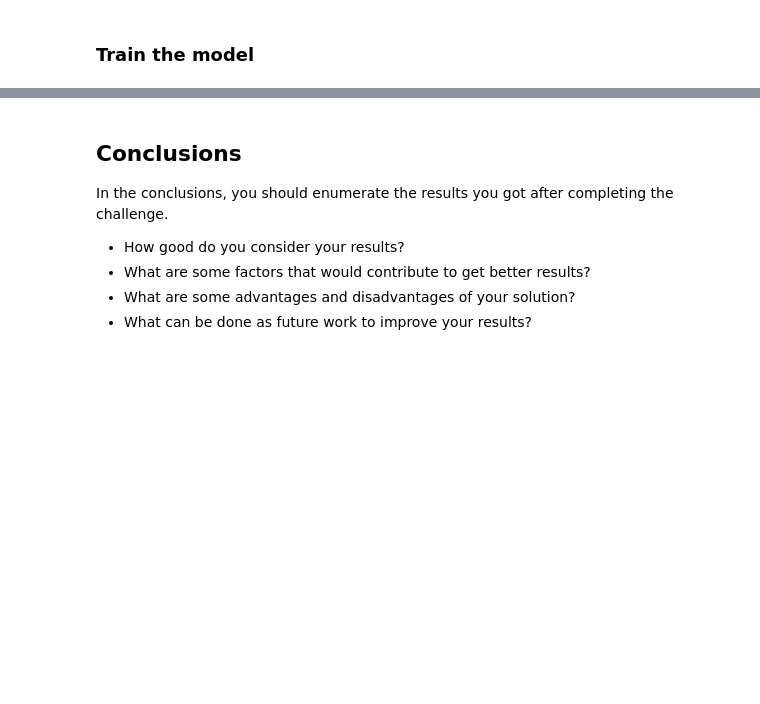
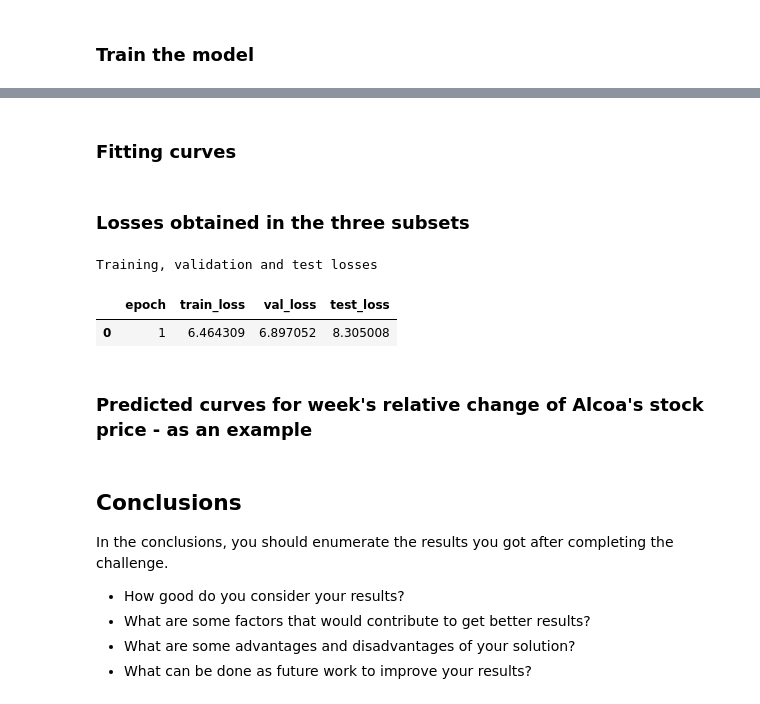
Before and after one commit to eliocpereira95/DSU-Recruitment-Challenges, a Jupyter notebook: submission.ipynb, the cells around one changed output, grey strips where cells are left out. Drawn from its saved outputs; the diff is of its cells as text; code cells hidden in the pictures; blank space fills up the shorter version.

```diff
--- a/submission.ipynb
+++ b/submission.ipynb
@@ -880,16 +893,16 @@ checkpoint = tf.keras.callbacks.ModelCheckpoint(
 # %%
 fit_history = model.fit(
     # Training data
-    np.array([np.array(data_train["x"].to_list())]),
-    np.array([np.array(data_train["y"].to_list())]),
+    x_train,
+    y_train,
     # Validation data
     validation_data=(
-        np.array([np.array(data_val["x"].to_list())]),
-        np.array([np.array(data_val["y"].to_list())]),
+        x_val,
+        y_val,
     ),
     epochs=hparams["N_epochs_max"],
     verbose=2,
-    callbacks=[checkpoint, early_stopping]
+    # callbacks=[checkpoint, early_stopping]
     # callbacks=[lr_reducer, checkpoint, early_stopping]
 )
 # %% [output]
@@ -913,0 +928,22 @@ KeyboardInterrupt:
+# %% [markdown]
+### Fitting curves
+# %%
+# ---> Get losses from fit history
+fit_loss = pd.DataFrame(
+    data = {
+        key: fit_history.history[key]
+        for key in ["loss", "val_loss"]
+    },
+    index = list(range(1, len(fit_history.history["loss"]) + 1))
+).rename(columns={
+    "loss": "train_loss"
+})
+# %%
+# ---> Losses at lowest validation one
+fit_loss_best = pd.DataFrame(
+    data = {
+        "epoch": fit_loss["val_loss"].idxmin(),
+        **fit_loss.loc[fit_loss["val_loss"].idxmin()].to_dict()
+    },
+    index=[0]
+)
@@ -913,0 +1072,19 @@ KeyboardInterrupt:
+# %% [markdown]
+### Losses obtained in the three subsets
+# %%
+# Load best model
+model = tf.keras.models.load_model("model.keras")
+
+# Get test score
+loss_test = model.evaluate(x_test, y_test, verbose=0)
+
+fit_loss_best = pd.DataFrame({**fit_loss_best, "test_loss": loss_test})
+
+# Display scores
+display(style_df(df=fit_loss_best, caption=f"Training, validation and test losses"))
+# %% [output]
+Training, validation and test losses
+|  | epoch | train_loss | val_loss | test_loss |
+| 0 | 1 | 6.464309 | 6.897052 | 8.305008 |
+# %% [markdown]
+### Predicted curves for week's relative change of Alcoa's stock price - as an example
```
Also changed, not shown: parts of 24 cells of this notebook, 1 other file.
